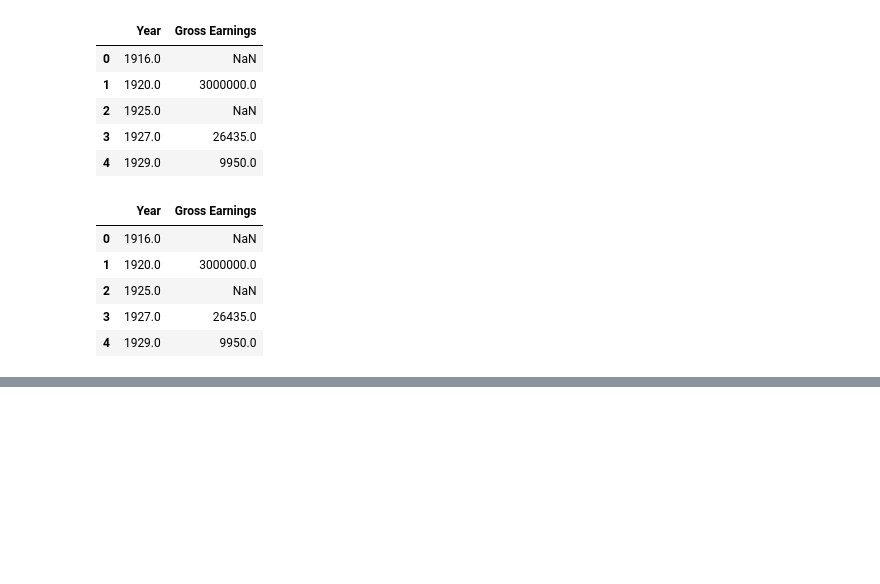
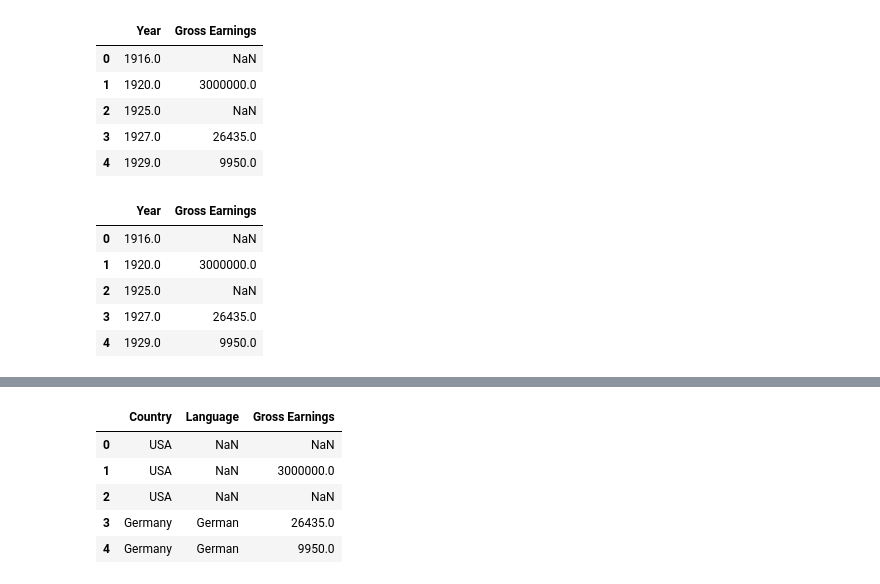
Before and after one commit to abhashkumar/python_numpy_pandas, a Jupyter notebook: Using_Excel_With_Pandas.ipynb, the cells around one changed output, grey strips where cells are left out. Cells and saved outputs as stored; diff of their text form; code cells hidden in the pictures; blank space fills up the shorter version.

```diff
--- a/Using_Excel_With_Pandas.ipynb
+++ b/Using_Excel_With_Pandas.ipynb
@@ -369,0 +420,10 @@ movies.loc[:,['Year', 'Gross Earnings']].head()
+# %%
+movies_subset = movies[['Country', 'Language', 'Gross Earnings']]
+movies_subset.head()
+# %% [output]
+|  | Country | Language | Gross Earnings |
+| 0 | USA | NaN | NaN |
+| 1 | USA | NaN | 3000000.0 |
+| 2 | USA | NaN | NaN |
+| 3 | Germany | German | 26435.0 |
+| 4 | Germany | German | 9950.0 |
```
Also changed, not shown: parts of 24 cells of this notebook.
